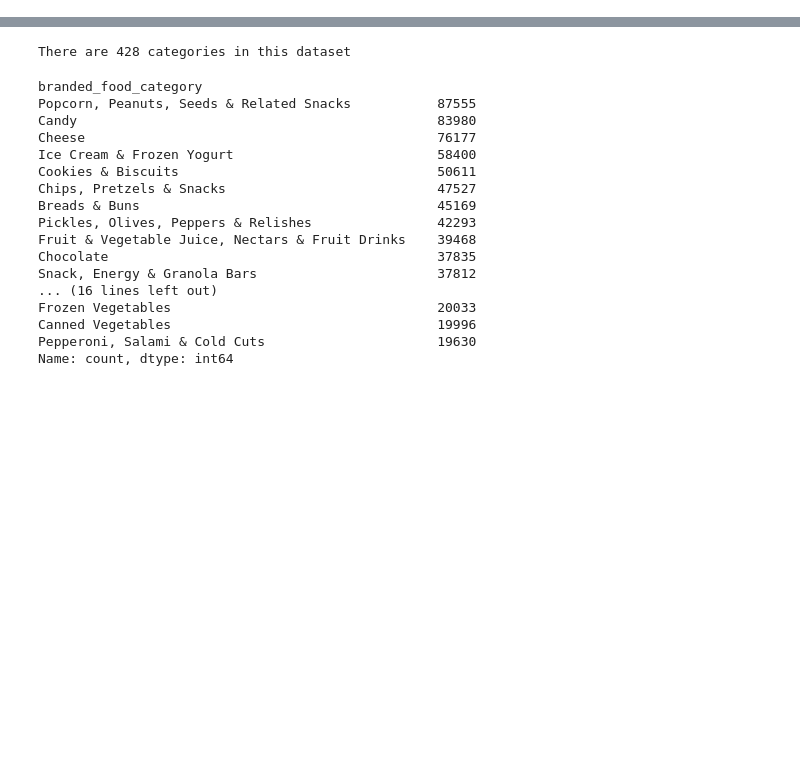
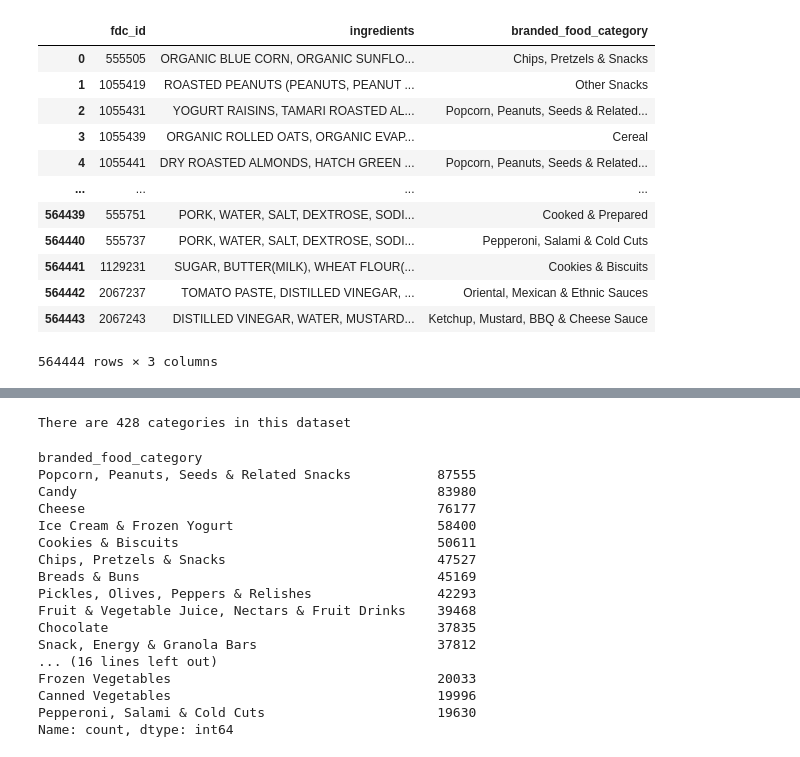
Before and after one commit to dhdzmota/ingenieria_en_alimentos, a Jupyter notebook: ai_in_food/notebooks/3-DHM-USDA_branded_food.ipynb, the cells around one changed output, grey strips where cells are left out. Saved outputs shown, nothing was run; the diff lists cells and outputs as text; code cells hidden in the pictures; blank space fills up the shorter version.

Commit message:
Included new information for analysis.

```diff
--- a/ai_in_food/notebooks/3-DHM-USDA_branded_food.ipynb
+++ b/ai_in_food/notebooks/3-DHM-USDA_branded_food.ipynb
@@ -23,2 +27,42 @@ branded_data
-# %%
-branded_data = branded_data[['fdc_id', 'brand_name', 'gtin_upc', 'branded_food_category', 'ingredients']]
+# %%
+# We want to use the ingredients for the model,
+# so we discard records that dont contain ingredients.
+branded_data = branded_data[branded_data.ingredients.notna()]
+
+# We are getting all the information that has nutrient information
+branded_data = branded_data[branded_data.fdc_id.isin(nutrient_data.fdc_id)]
+
+# We want only the same products ('gtin_upc' makes the deal)
+clean_gtin_upc = branded_data.gtin_upc.astype('string')\
+.str.replace('-', '')\
+.str.replace(' ', '')\
+.str.replace('X', '')\
+.str.replace('>', '')\
+.str.replace('`', '')\
+.str.replace('.', '')
+gtin_upc_conditions = clean_gtin_upc.str.isdigit()
+
+branded_data['clean_gtin_upc'] = clean_gtin_upc
+
+branded_data = branded_data[gtin_upc_conditions]
+
+# Lets sort the dataframe
+branded_data['available_date'] = pd.to_datetime(branded_data['available_date'])
+branded_data.sort_values('available_date', inplace=True)
+branded_data_reduced = branded_data.groupby('clean_gtin_upc').last().reset_index()
+# %%
+branded_data_reduced[['fdc_id', 'ingredients', 'branded_food_category']]
+# %% [output]
+|  | fdc_id | ingredients | branded_food_category |
+| 0 | 555505 | ORGANIC BLUE CORN, ORGANIC SUNFLO... | Chips, Pretzels & Snacks |
+| 1 | 1055419 | ROASTED PEANUTS (PEANUTS, PEANUT ... | Other Snacks |
+| 2 | 1055431 | YOGURT RAISINS, TAMARI ROASTED AL... | Popcorn, Peanuts, Seeds & Related... |
+| 3 | 1055439 | ORGANIC ROLLED OATS, ORGANIC EVAP... | Cereal |
+| 4 | 1055441 | DRY ROASTED ALMONDS, HATCH GREEN ... | Popcorn, Peanuts, Seeds & Related... |
+| ... | ... | ... | ... |
+| 564439 | 555751 | PORK, WATER, SALT, DEXTROSE, SODI... | Cooked & Prepared |
+| 564440 | 555737 | PORK, WATER, SALT, DEXTROSE, SODI... | Pepperoni, Salami & Cold Cuts |
+| 564441 | 1129231 | SUGAR, BUTTER(MILK), WHEAT FLOUR(... | Cookies & Biscuits |
+| 564442 | 2067237 | TOMATO PASTE, DISTILLED VINEGAR, ... | Oriental, Mexican & Ethnic Sauces |
+| 564443 | 2067243 | DISTILLED VINEGAR, WATER, MUSTARD... | Ketchup, Mustard, BBQ & Cheese Sauce |
+564444 rows × 3 columns
```
Also changed, not shown: parts of 9 cells of this notebook, 18 other files.
